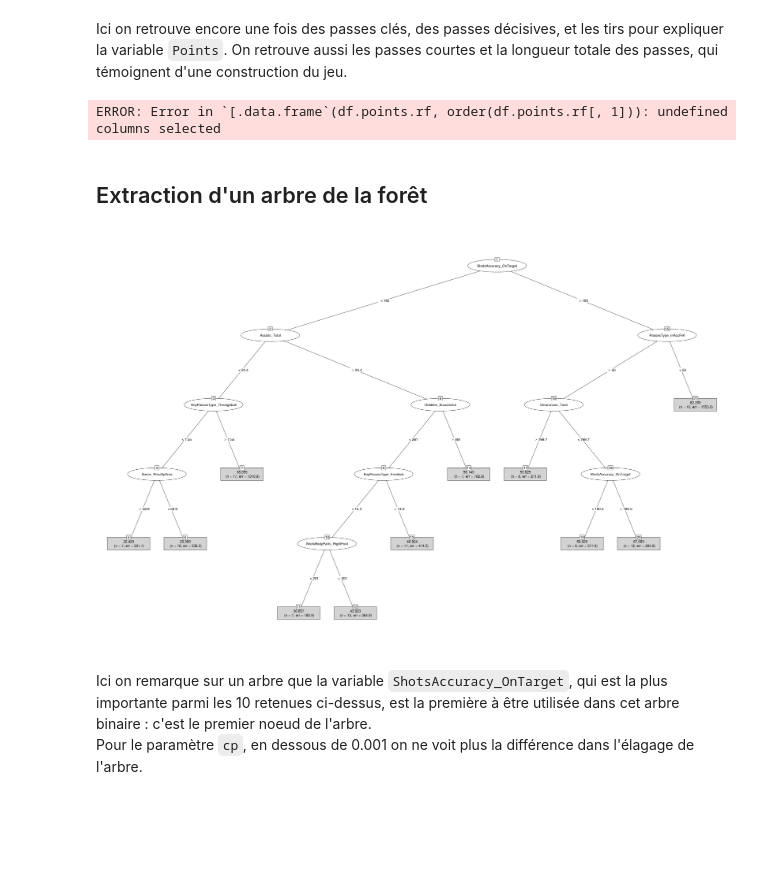
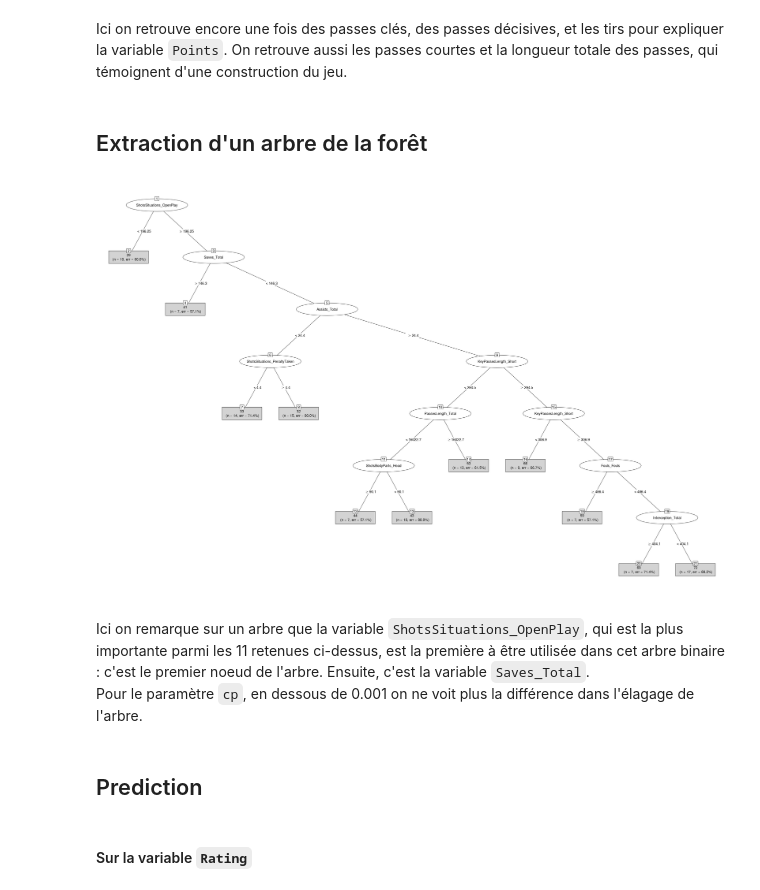
Before and after one commit to CamilleBichet/Projet_Foot_5A, a Jupyter notebook: Machine_Learning.ipynb, the cells around one changed output. Cells and saved outputs as stored; diff of their text form; code cells hidden in the pictures; blank space fills up the shorter version.

Commit message:
random forest points

```diff
--- a/Machine_Learning.ipynb
+++ b/Machine_Learning.ipynb
@@ -64,3 +68,4 @@ Une équipe qui fait beaucoup de passes possède beaucoup le ballon et a donc de
 # %%
 data_but = data_tot[,-c(34:46,81,82,83,84)]
 data_but_tot = data_but * data_tot$Nombre
+points.classe = factor(as.factor(data_tot$Points), levels=seq(1, 100))
@@ -67,5 +81,5 @@ data_but_tot = data_but * data_tot$Nombre
 # %%
-points.rf = randomForest(data_tot$Points ~ ., data=data_but_tot)
+points.rf = randomForest(as.factor(data_tot$Points) ~ ., data=data_but_tot)
 # %%
 print(points.rf)
 # %% [output]
@@ -107,19 +136,19 @@ A data.frame: 10 × 1
 # %% [markdown]
 Ici on retrouve encore une fois des passes clés, des passes décisives, et les tirs pour expliquer la variable `Points`. On retrouve aussi les passes courtes et la longueur totale des passes, qui témoignent d'une construction du jeu.
-# %%
-df.points.rf[order(df.points.rf[,1])]
-# %% [output]
-ERROR: Error in `[.data.frame`(df.points.rf, order(df.points.rf[, 1])): undefined columns selected
 # %% [markdown]
 ## Extraction d'un arbre de la forêt
 # %%
-tree.points = rpart(data_tot$Points ~ ., data=data_but_tot, control=rpart.control(cp=0.00001))
+tree.points = rpart(points.classe ~ ., data=data_but_tot, control=rpart.control(cp=0.0001))
         # le parametre cp permet de contrôler l'élagage de l'arbre
 
 options(repr.plot.width=30, repr.plot.height=20)
 plot(as.party(tree.points), type="simple")
 # %% [output]
-[figure, old version]
+[figure, new version]
 # %% [markdown]
-Ici on remarque sur un arbre que la variable `ShotsAccuracy_OnTarget`, qui est la plus importante parmi les 10 retenues ci-dessus, est la première à être utilisée dans cet arbre binaire : c'est le premier noeud de l'arbre.
+Ici on remarque sur un arbre que la variable `ShotsSituations_OpenPlay`, qui est la plus importante parmi les 11 retenues ci-dessus, est la première à être utilisée dans cet arbre binaire : c'est le premier noeud de l'arbre. Ensuite, c'est la variable `Saves_Total`.
 Pour le paramètre `cp`, en dessous de 0.001 on ne voit plus la différence dans l'élagage de l'arbre.
+# %% [markdown]
+## Prediction
+# %% [markdown]
+#### Sur la variable `Rating`
```
Also changed, not shown: parts of 37 cells of this notebook.
